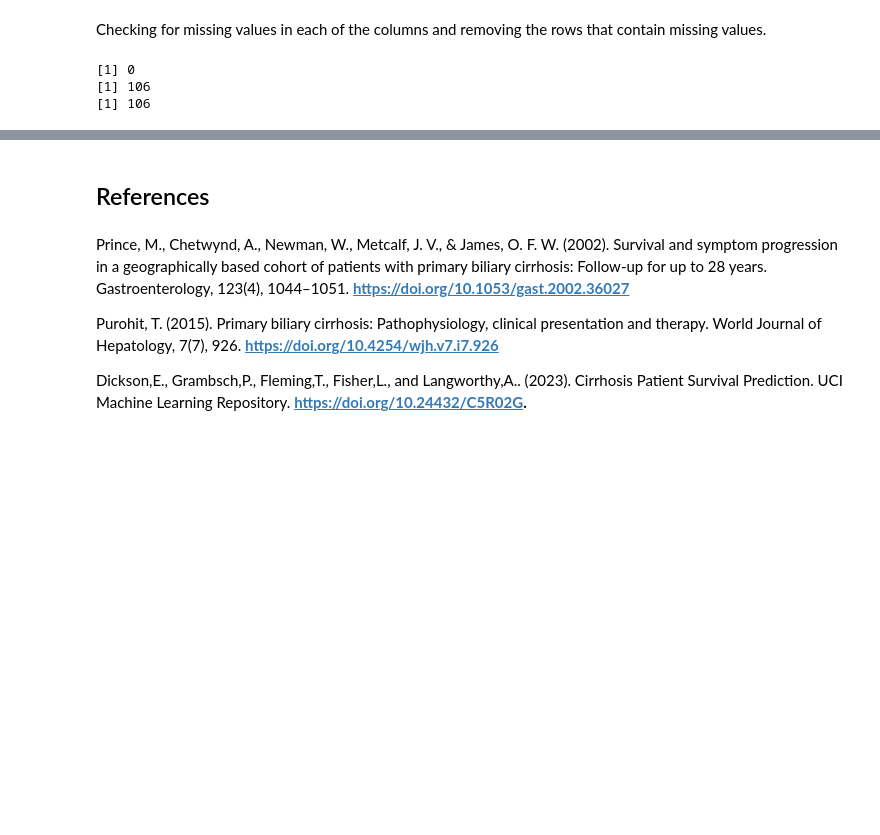
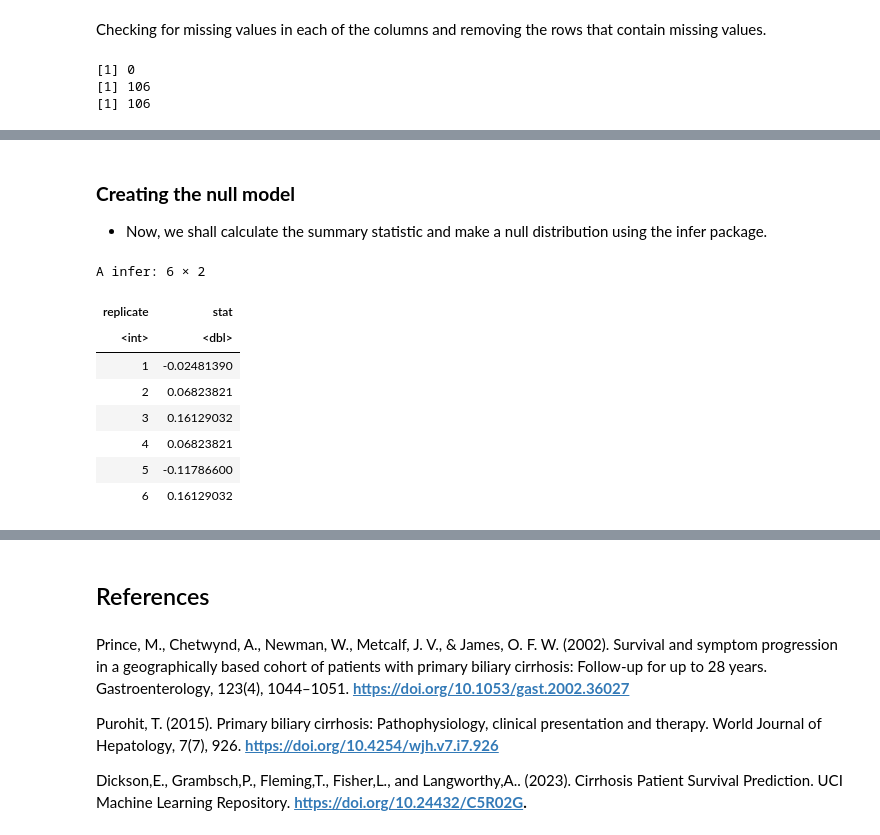
Before and after one commit to Rithika-Nair/STAT-201-Final_Project, a Jupyter notebook: Project-Final-Report.ipynb, the cells around one changed output, grey strips where cells are left out. Drawn from its saved outputs; the diff is of its cells as text; code cells hidden in the pictures; blank space fills up the shorter version.

```diff
--- a/Project-Final-Report.ipynb
+++ b/Project-Final-Report.ipynb
@@ -124,0 +127,25 @@ A data.frame: 6 × 3
+# %% [markdown]
+### **Creating the null model**
+*   Now, we shall calculate the summary statistic and make a null distribution using the infer package.
+# %%
+# set seed to ensure that data is reproducible
+set.seed(69)
+
+# create the null distribution
+null_distribution <- cirrhosis_filtered |> filter(Drug == "D-penicillamine") |>
+                     specify(formula = Status ~ Ascites, success = "D") |>
+                     hypothesize(null="independence") |>
+                     generate(reps = 10000, type = "permute") |>
+                     calculate(stat = "diff in props", order = c("Y", "N"))
+
+head(null_distribution)
+# %% [output]
+A infer: 6 × 2
+| replicate | stat |
+| <int> | <dbl> |
+| 1 | -0.02481390 |
+| 2 | 0.06823821 |
+| 3 | 0.16129032 |
+| 4 | 0.06823821 |
+| 5 | -0.11786600 |
+| 6 | 0.16129032 |
```
Also changed, not shown: parts of 14 cells of this notebook.
